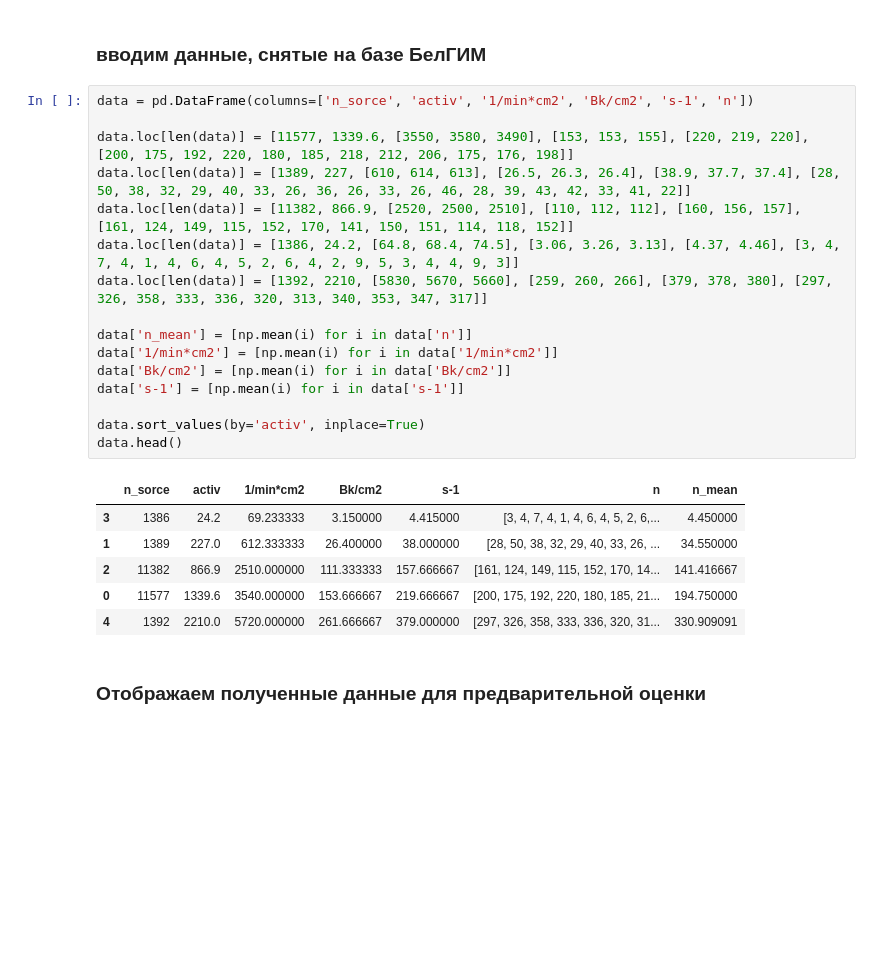
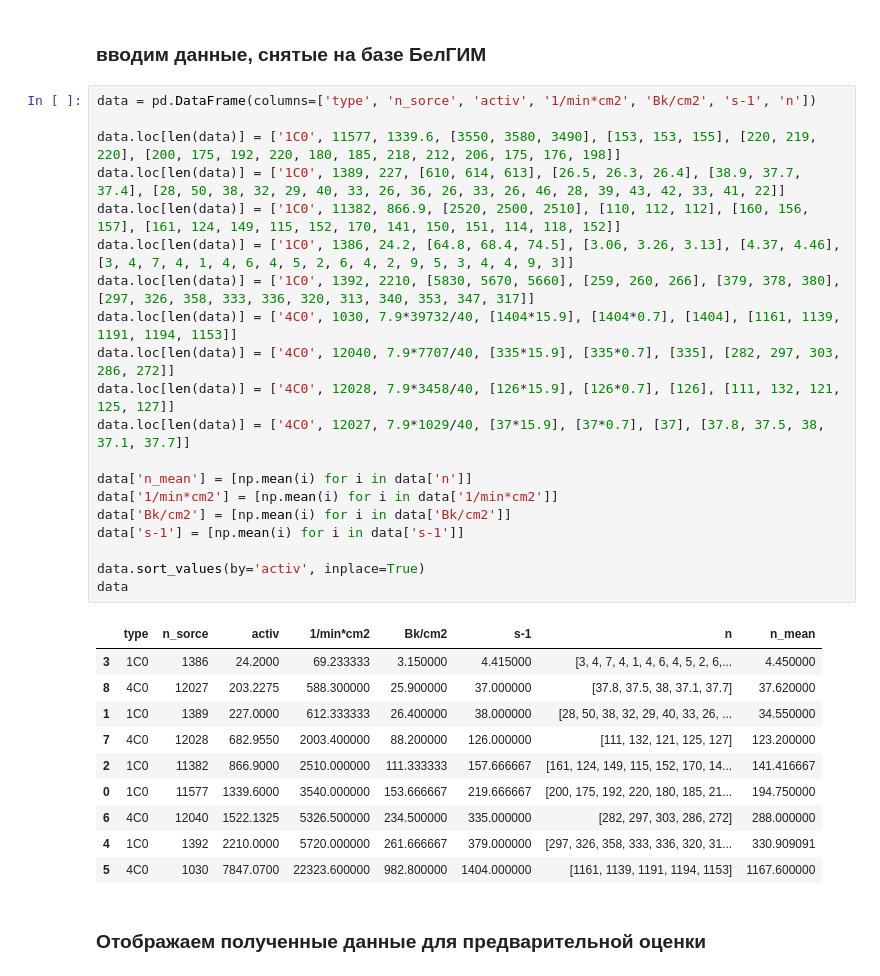
Before and after one commit to KiykoHanna/ATOMTEX, a Jupyter notebook: 6131-test- lin.ipynb, the cells around one changed output. Cells and saved outputs as stored; diff of their text form; blank space fills up the shorter version.

```diff
--- a/6131-test- lin.ipynb
+++ b/6131-test- lin.ipynb
@@ -12,28 +12,36 @@ template = 'ggplot2'
 # %% [markdown]
 ### вводим данные, снятые на базе БелГИМ
 # %%
-data = pd.DataFrame(columns=['n_sorce', 'activ', '1/min*cm2', 'Bk/cm2', 's-1', 'n'])
+data = pd.DataFrame(columns=['type', 'n_sorce', 'activ', '1/min*cm2', 'Bk/cm2', 's-1', 'n'])
 
-data.loc[len(data)] = [11577, 1339.6, [3550, 3580, 3490], [153, 153, 155], [220, 219, 220], [200, 175, 192, 220, 180, 185, 218, 212, 206, 175, 176, 198]]
-data.loc[len(data)] = [1389, 227, [610, 614, 613], [26.5, 26.3, 26.4], [38.9, 37.7, 37.4], [28, 50, 38, 32, 29, 40, 33, 26, 36, 26, 33, 26, 46, 28, 39, 43, 42, 33, 41, 22]]
-data.loc[len(data)] = [11382, 866.9, [2520, 2500, 2510], [110, 112, 112], [160, 156, 157], [161, 124, 149, 115, 152, 170, 141, 150, 151, 114, 118, 152]]
-data.loc[len(data)] = [1386, 24.2, [64.8, 68.4, 74.5], [3.06, 3.26, 3.13], [4.37, 4.46], [3, 4, 7, 4, 1, 4, 6, 4, 5, 2, 6, 4, 2, 9, 5, 3, 4, 4, 9, 3]]
-data.loc[len(data)] = [1392, 2210, [5830, 5670, 5660], [259, 260, 266], [379, 378, 380], [297, 326, 358, 333, 336, 320, 313, 340, 353, 347, 317]]
+data.loc[len(data)] = ['1C0', 11577, 1339.6, [3550, 3580, 3490], [153, 153, 155], [220, 219, 220], [200, 175, 192, 220, 180, 185, 218, 212, 206, 175, 176, 198]]
+data.loc[len(data)] = ['1C0', 1389, 227, [610, 614, 613], [26.5, 26.3, 26.4], [38.9, 37.7, 37.4], [28, 50, 38, 32, 29, 40, 33, 26, 36, 26, 33, 26, 46, 28, 39, 43, 42, 33, 41, 22]]
+data.loc[len(data)] = ['1C0', 11382, 866.9, [2520, 2500, 2510], [110, 112, 112], [160, 156, 157], [161, 124, 149, 115, 152, 170, 141, 150, 151, 114, 118, 152]]
+data.loc[len(data)] = ['1C0', 1386, 24.2, [64.8, 68.4, 74.5], [3.06, 3.26, 3.13], [4.37, 4.46], [3, 4, 7, 4, 1, 4, 6, 4, 5, 2, 6, 4, 2, 9, 5, 3, 4, 4, 9, 3]]
+data.loc[len(data)] = ['1C0', 1392, 2210, [5830, 5670, 5660], [259, 260, 266], [379, 378, 380], [297, 326, 358, 333, 336, 320, 313, 340, 353, 347, 317]]
+data.loc[len(data)] = ['4C0', 1030, 7.9*39732/40, [1404*15.9], [1404*0.7], [1404], [1161, 1139, 1191, 1194, 1153]]
+data.loc[len(data)] = ['4C0', 12040, 7.9*7707/40, [335*15.9], [335*0.7], [335], [282, 297, 303, 286, 272]]
+data.loc[len(data)] = ['4C0', 12028, 7.9*3458/40, [126*15.9], [126*0.7], [126], [111, 132, 121, 125, 127]]
+data.loc[len(data)] = ['4C0', 12027, 7.9*1029/40, [37*15.9], [37*0.7], [37], [37.8, 37.5, 38, 37.1, 37.7]]
 
 data['n_mean'] = [np.mean(i) for i in data['n']]
 data['1/min*cm2'] = [np.mean(i) for i in data['1/min*cm2']]
 data['Bk/cm2'] = [np.mean(i) for i in data['Bk/cm2']]
 data['s-1'] = [np.mean(i) for i in data['s-1']]
 
 data.sort_values(by='activ', inplace=True)
-data.head()
+data
 # %% [output]
-|  | n_sorce | activ | 1/min*cm2 | Bk/cm2 | s-1 | n | n_mean |
-| 3 | 1386 | 24.2 | 69.233333 | 3.150000 | 4.415000 | [3, 4, 7, 4, 1, 4, 6, 4, 5, 2, 6,... | 4.450000 |
-| 1 | 1389 | 227.0 | 612.333333 | 26.400000 | 38.000000 | [28, 50, 38, 32, 29, 40, 33, 26, ... | 34.550000 |
-| 2 | 11382 | 866.9 | 2510.000000 | 111.333333 | 157.666667 | [161, 124, 149, 115, 152, 170, 14... | 141.416667 |
-| 0 | 11577 | 1339.6 | 3540.000000 | 153.666667 | 219.666667 | [200, 175, 192, 220, 180, 185, 21... | 194.750000 |
-| 4 | 1392 | 2210.0 | 5720.000000 | 261.666667 | 379.000000 | [297, 326, 358, 333, 336, 320, 31... | 330.909091 |
+|  | type | n_sorce | activ | 1/min*cm2 | Bk/cm2 | s-1 | n | n_mean |
+| 3 | 1C0 | 1386 | 24.2000 | 69.233333 | 3.150000 | 4.415000 | [3, 4, 7, 4, 1, 4, 6, 4, 5, 2, 6,... | 4.450000 |
+| 8 | 4C0 | 12027 | 203.2275 | 588.300000 | 25.900000 | 37.000000 | [37.8, 37.5, 38, 37.1, 37.7] | 37.620000 |
+| 1 | 1C0 | 1389 | 227.0000 | 612.333333 | 26.400000 | 38.000000 | [28, 50, 38, 32, 29, 40, 33, 26, ... | 34.550000 |
+| 7 | 4C0 | 12028 | 682.9550 | 2003.400000 | 88.200000 | 126.000000 | [111, 132, 121, 125, 127] | 123.200000 |
+| 2 | 1C0 | 11382 | 866.9000 | 2510.000000 | 111.333333 | 157.666667 | [161, 124, 149, 115, 152, 170, 14... | 141.416667 |
+| 0 | 1C0 | 11577 | 1339.6000 | 3540.000000 | 153.666667 | 219.666667 | [200, 175, 192, 220, 180, 185, 21... | 194.750000 |
+| 6 | 4C0 | 12040 | 1522.1325 | 5326.500000 | 234.500000 | 335.000000 | [282, 297, 303, 286, 272] | 288.000000 |
+| 4 | 1C0 | 1392 | 2210.0000 | 5720.000000 | 261.666667 | 379.000000 | [297, 326, 358, 333, 336, 320, 31... | 330.909091 |
+| 5 | 4C0 | 1030 | 7847.0700 | 22323.600000 | 982.800000 | 1404.000000 | [1161, 1139, 1191, 1194, 1153] | 1167.600000 |
 # %% [markdown]
 ### Отображаем полученные данные для предварительной оценки
 # %%
```
Also changed, not shown: parts of 4 cells of this notebook.
